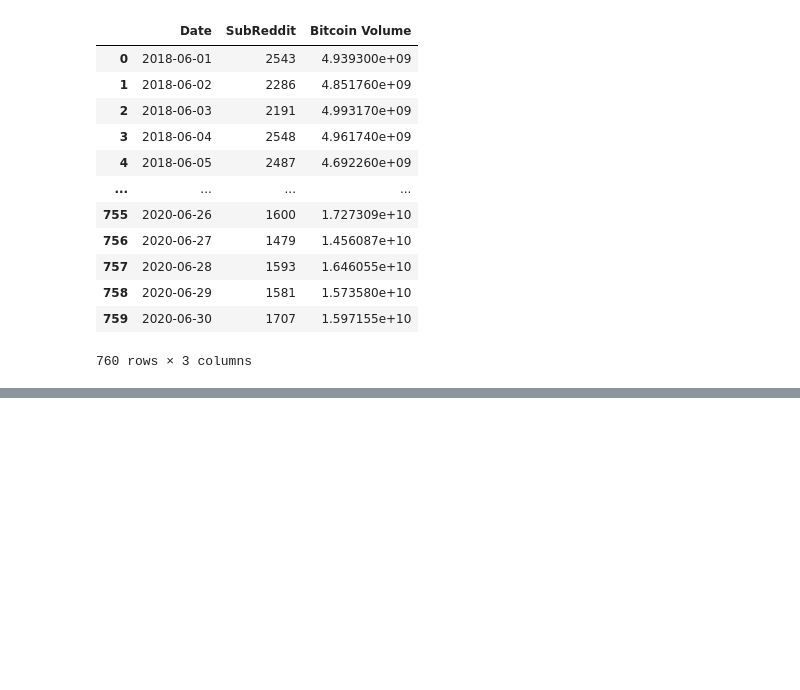
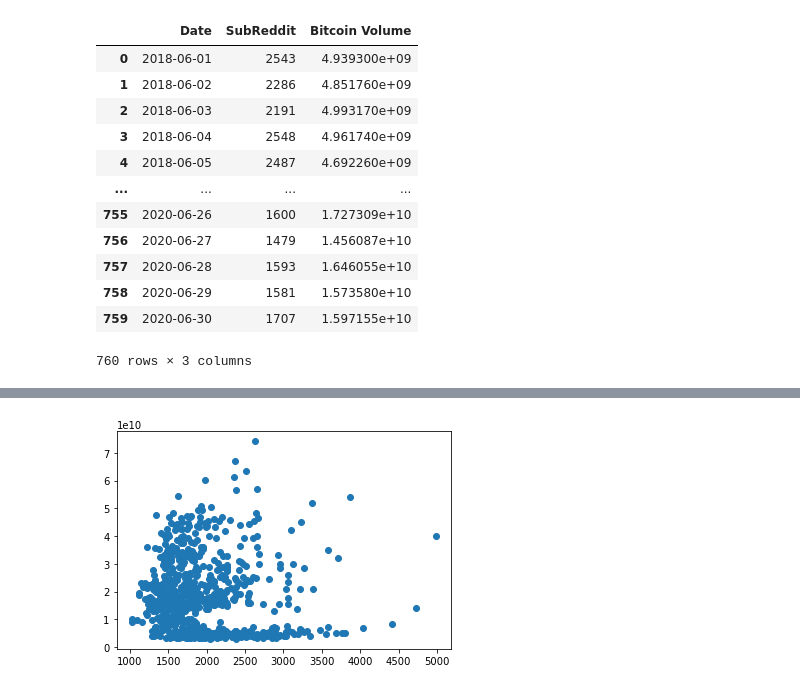
Before and after one commit to ashleighdevito/Cryptocurrency, a Jupyter notebook: Analysis/Working_Scripts/statistics.ipynb, the cells around one changed output, grey strips where cells are left out. Cells and saved outputs as stored; diff of their text form; code cells hidden in the pictures; blank space fills up the shorter version.

Commit message:
all comment and volume correlations

```diff
--- a/Analysis/Working_Scripts/statistics.ipynb
+++ b/Analysis/Working_Scripts/statistics.ipynb
@@ -295,0 +296,5 @@ The correlation between Dow Comments and the Dow Jones in June 1, 2018 to June 3
+# %%
+plt.scatter(bit_comments_merged, bit_volume_merged)
+plt.show()
+# %% [output]
+[figure, added]
```
Also changed, not shown: parts of 10 cells of this notebook.
